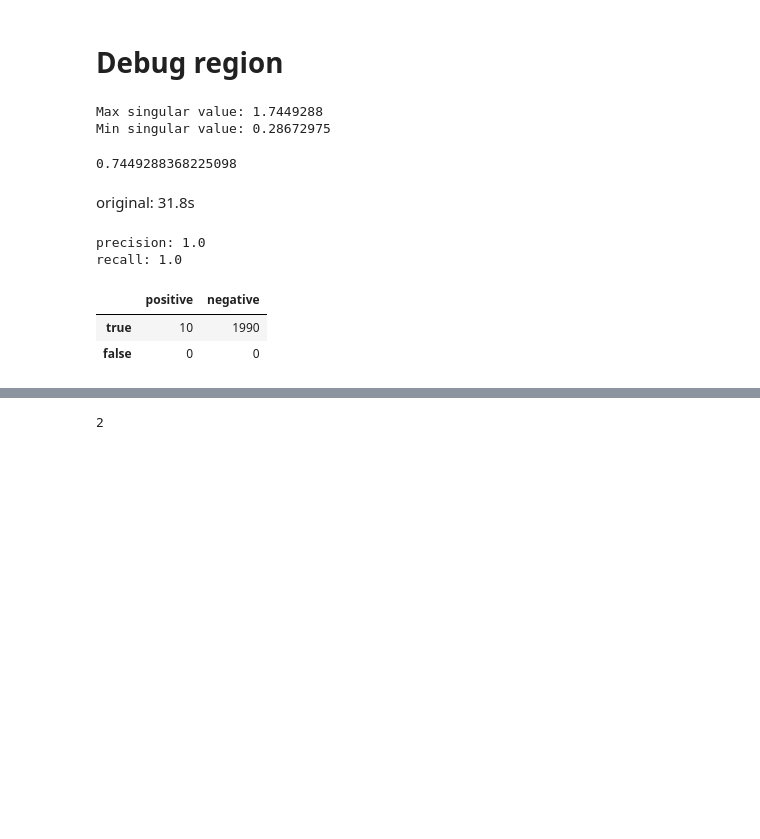
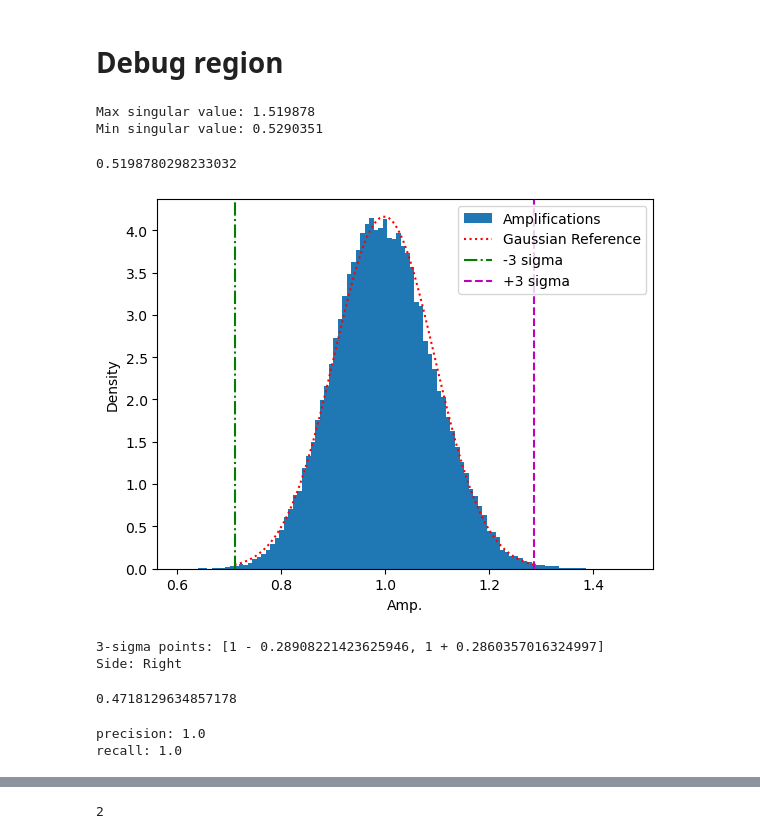
Before and after one commit to LIU-Xnd/CompressiveSensing, a Jupyter notebook: IHT_PKS.ipynb, the cells around one changed output, grey strips where cells are left out. Saved outputs shown, nothing was run; the diff lists cells and outputs as text; code cells hidden in the pictures; blank space fills up the shorter version.

```diff
--- a/IHT_PKS.ipynb
+++ b/IHT_PKS.ipynb
@@ -274,28 +302,27 @@ numTest(C=5)
 # Debug region
 # %%
 np.random.seed(42)
-A = randSamplingMatrix(20,200)
+A = randSamplingMatrix(50,200)
 # %%
 x = np.array([1,1,2,2,1,0,8,6,5,3,7,0])
 x = np.append(x,np.zeros(2000-12))
+# %%
+RIPtest(A,3).singularValue()
+# %% [output]
+Max singular value: 1.519878
+Min singular value: 0.5290351
+0.5198780298233032
 # %%
 np.random.seed(42)
-RIPtest(A,3).singularValue(True)
+RIPtest(A,3).monteCarlo(nVec=1e5)
 # %% [output]
+[figure, added]
-Max singular value: 1.7449288
-Min singular value: 0.28672975
+3-sigma points: [1 - 0.28908221423625946, 1 + 0.2860357016324997]
+Side: Right
-0.7449288368225098
+0.4718129634857178
-# %% [markdown]
-original: 31.8s
 # %%
 # IHT:
 result = IHT_PKS(np.dot(A,x),A,10,xReal=x,showPrecisionAndRecall=True)
 # %% [output]
 precision: 1.0
 recall: 1.0
-# %%
-result['confusion']
-# %% [output]
-|  | positive | negative |
-| true | 10 | 1990 |
-| false | 0 | 0 |
```
Also changed, not shown: parts of 8 cells of this notebook.
